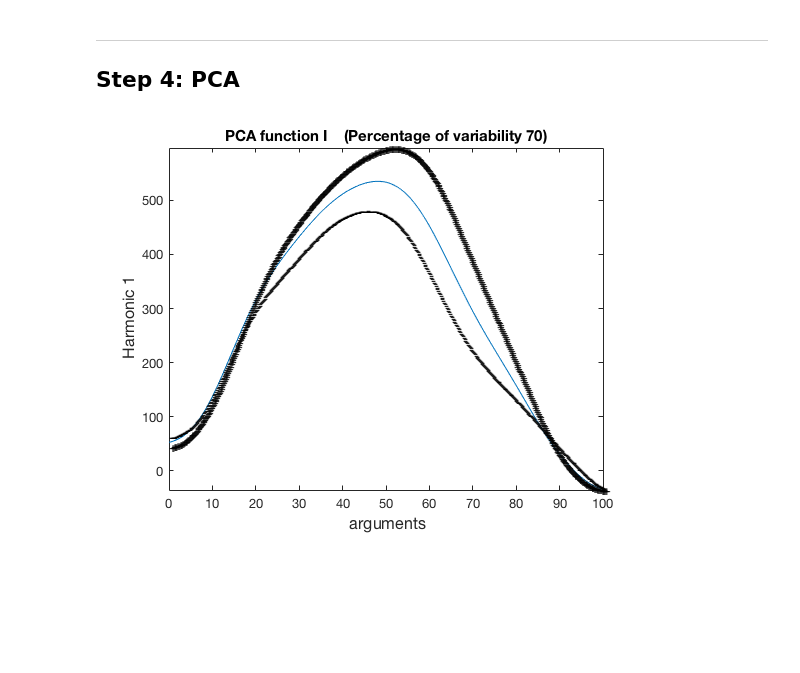
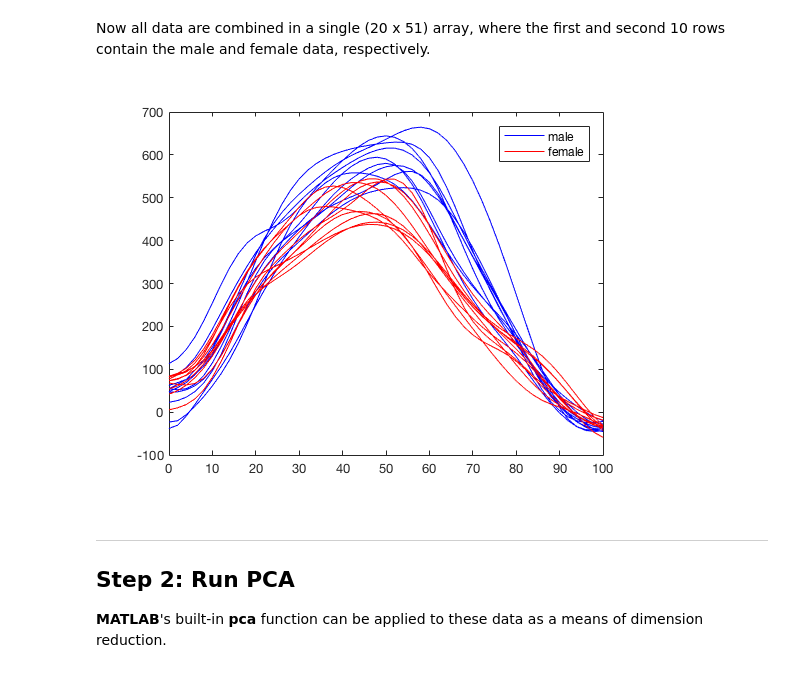
Before and after one commit to 0todd0000/fda-pca-spm, a Jupyter notebook: Notebooks/ipynb/5_PCA.ipynb, the cells around one changed output. Cells and saved outputs as stored; diff of their text form; code cells hidden in the pictures; blank space fills up the shorter version.

```diff
--- a/Notebooks/ipynb/5_PCA.ipynb
+++ b/Notebooks/ipynb/5_PCA.ipynb
@@ -22,14 +11,22 @@ ____________
-# %%
-load('Warmenhoven2018-bow-force.mat');
-
-time                    = linspace(0, 100, 51)';
-Pin_Force_Bow_fd        = smooth_basis(time, [Pin_Force_Bow_Male Pin_Force_Bow_Female], forcefdPar);
-# %% [markdown]
-____________
-## Step 4:  PCA
-# %%
-nharm  = 5;
-Pin_Force_Bow_pcastr = pca_fd(Pin_Force_Bow_fd, nharm, forcefdPar);
-plot_pca_fd(Pin_Force_Bow_pcastr, 0, 1, 0, 0, 0);
-# %% [output]
-[figure, removed]
+# %%
+addpath('/Users/todd/Documents/MATLAB/Libraries/fdaM/')
+addpath(genpath('/Users/todd/WorkingCopies/spm1dmatlab/trunk/'))
+addpath('/Users/todd/Documents/Professional/Conferences/Workshops/180707-Dublin/Scripts/')
+
+load('Warmenhoven2018-bow-force.mat');
+Y = [Pin_Force_Bow_Male Pin_Force_Bow_Female]';
+# %% [markdown]
+Now all data are combined in a single (20 x 51) array, where the first and second 10 rows contain the male and female data, respectively.
+# %%
+t  = linspace(0, 100, 51);  %time
+h1 = plot(t, Y(1:10,:)', 'b');
+hold on
+h2 = plot(t, Y(11:20,:)', 'r');
+legend([h1(1) h2(1)], 'male', 'female')
+# %% [output]
+[figure, added]
+# %% [markdown]
+____________
+## Step 2: Run PCA
+
+**MATLAB**'s built-in **pca** function can be applied to these data as a means of dimension reduction.
```
Also changed, not shown: parts of 25 cells of this notebook, 4 other files.
